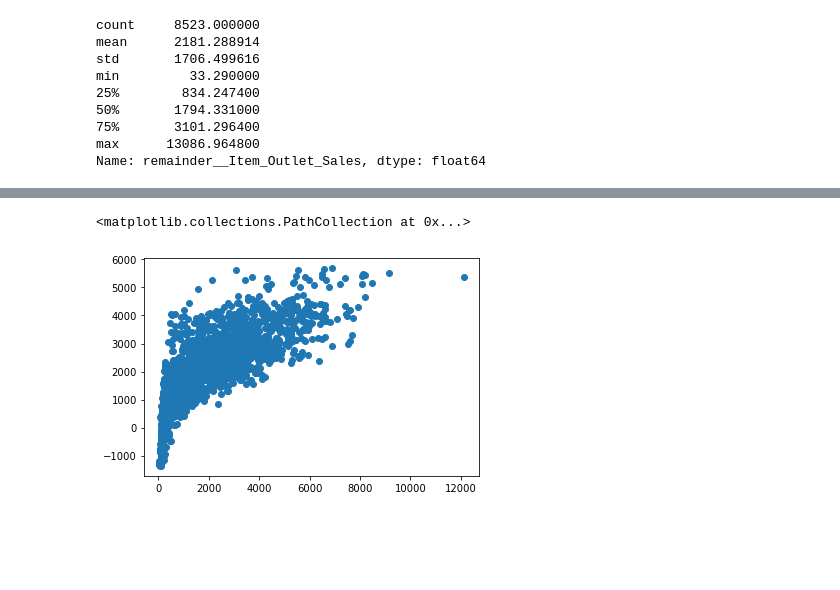
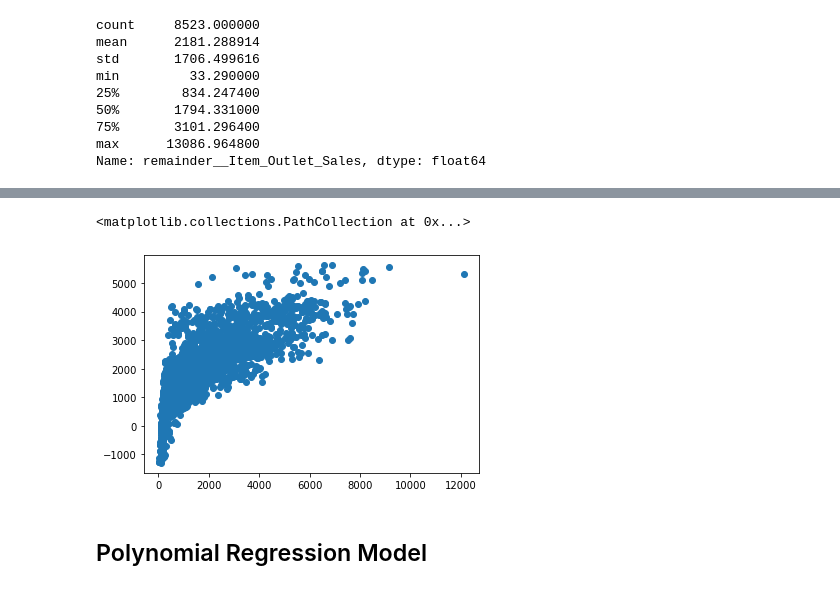
Before and after one commit to yaninaiberra/PiDataChallenge, a Jupyter notebook: notebooks/003_YI_BigMart_DATA_MODELING.ipynb, the cells around one changed output, grey strips where cells are left out. Saved outputs shown, nothing was run; the diff lists cells and outputs as text; code cells hidden in the pictures; blank space fills up the shorter version.

```diff
--- a/notebooks/003_YI_BigMart_DATA_MODELING.ipynb
+++ b/notebooks/003_YI_BigMart_DATA_MODELING.ipynb
@@ -92,5 +102,6 @@ linear_regression.fit(X_train,y_train)
 # %% [output]
 LinearRegression()
 # %%
-y_pred=linear_regression.predict(X_val)
+y_pred_train=linear_regression.predict(X_train)
+y_pred_val=linear_regression.predict(X_val)
 # %% [markdown]
@@ -118,5 +144,7 @@ Name: remainder__Item_Outlet_Sales, dtype: float64
 # %%
-plt.scatter(y_val, y_pred)
+plt.scatter(y_val, y_pred_val)
 # %% [output]
 <matplotlib.collections.PathCollection at 0x...>
-[figure, old version]
+[figure, new version]
+# %% [markdown]
+## Polynomial Regression Model
```
Also changed, not shown: parts of 53 cells of this notebook, 3 other files.
